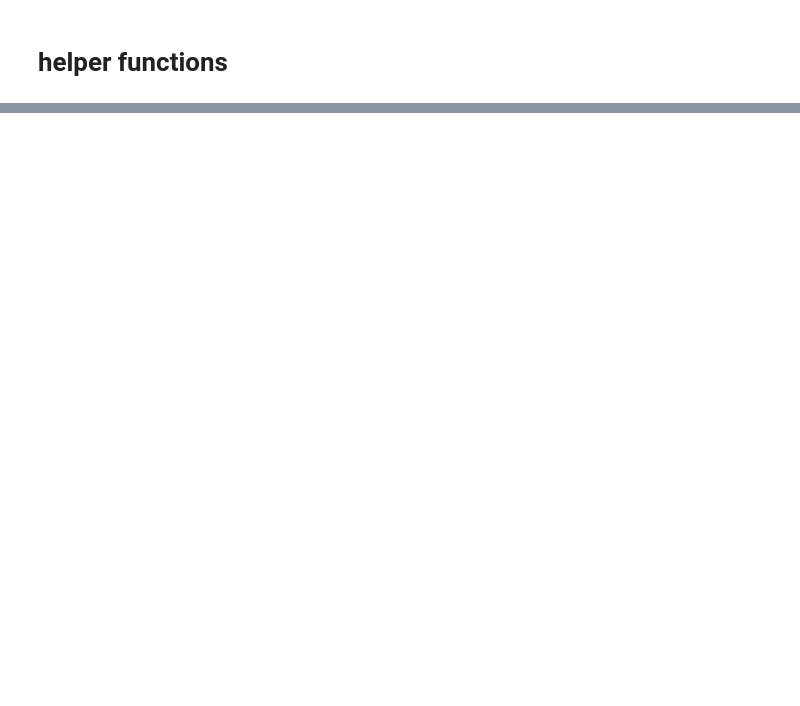
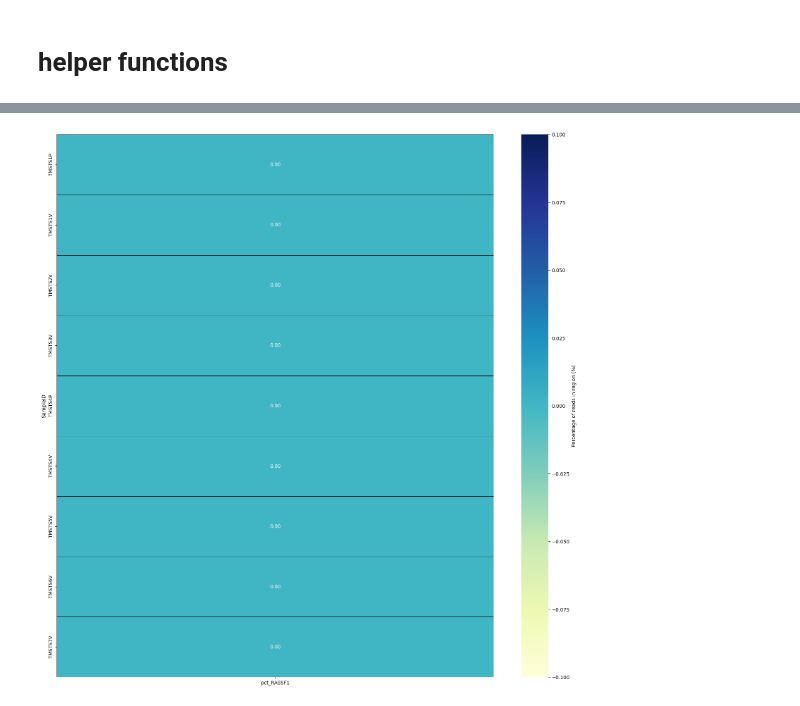
Before and after one commit to hieunguyen4193/ampliconSeq_UMI, a Jupyter notebook: data_analysis_20250613/02_analysis_for_each_run.ipynb, the cells around one changed output, grey strips where cells are left out. Cells and saved outputs as stored; diff of their text form; code cells hidden in the pictures; blank space fills up the shorter version.

```diff
--- a/data_analysis_20250613/02_analysis_for_each_run.ipynb
+++ b/data_analysis_20250613/02_analysis_for_each_run.ipynb
@@ -175,7 +226,7 @@ genome_version = "hg19"
 all_cpgdf = dict()
 all_cpgdf_with_primer = dict()
 all_paneldf = dict()
-for panel_name in final_umi_rundf.Panel_version.unique():
+for panel_name in tqdm(final_umi_rundf.Panel_version.unique()):
 
     panel_name = panel_name.replace(" ", "_")
     paneldf = pd.read_excel("../panel_design/All_panel_designs_20250601.xlsx", sheet_name=panel_name)
@@ -382,59 +460,60 @@ def count_read_in_region(bam_path, region, chr_mode = False):
         all_reads.append(read)
     return(len(all_reads))
 
-if serial:
-    for run in final_umi_rundf.Run.unique():
-        if UMI == True:
-                input_modes = ["UMI", "ignore_UMI"]
+# if serial:
+for run in final_umi_rundf.Run.unique():
+    if UMI == True:
+            input_modes = ["UMI", "ignore_UMI"]
+    else:
+        input_modes = ["ignore_UMI"]
+    for mode in input_modes:
+        if mode == "UMI":
+            plot_metadata = final_umi_rundf[(final_umi_rundf["Run"] == run) &
+                                            (final_umi_rundf["UMI_status"] == "Processed")].sort_values(by = "SampleID")
+            selected_cov = "UMI_processed_cov"
+            bampath = "umi_bam"
+            total_col = "count_umi_bam"
         else:
-            input_modes = ["ignore_UMI"]
-        for mode in input_modes:
-            if mode == "UMI":
-                plot_metadata = final_umi_rundf[(final_umi_rundf["Run"] == run) &
-                                                (final_umi_rundf["UMI_status"] == "Processed")].sort_values(by = "SampleID")
-                selected_cov = "UMI_processed_cov"
-                bampath = "umi_bam"
-                total_col = "count_umi_bam"
-            else:
-                plot_metadata = final_umi_rundf[(final_umi_rundf["Run"] == run) &
-                                                (final_umi_rundf["ignore_UMI_status"] == "Processed")].sort_values(by = "SampleID")
-                selected_cov = "ignore_UMI_processed_cov"
-                bampath = "non_umi_bam"
-                total_col = "count_non_umi_bam"
+            plot_metadata = final_umi_rundf[(final_umi_rundf["Run"] == run) &
+                                            (final_umi_rundf["ignore_UMI_status"] == "Processed")].sort_values(by = "SampleID")
+            selected_cov = "ignore_UMI_processed_cov"
+            bampath = "non_umi_bam"
+            total_col = "count_non_umi_bam"
 
-            run_panels = plot_metadata.Panel_version.unique()
+        run_panels = plot_metadata.Panel_version.unique()
 
-            # check how many panels are available for this run
-            print(f"Run {run} has {len(plot_metadata.Panel_version.unique())} panel(s), {', '.join(run_panels)}")
+        # check how many panels are available for this run
+        print(f"Run {run} has {len(plot_metadata.Panel_version.unique())} panel(s), {', '.join(run_panels)}")
 
-            for panel_name in run_panels:
-                tmp_metadata = plot_metadata[plot_metadata["Panel_version"] == panel_name].sort_values(by = ["amplicon_name", "serial"])
+        for panel_name in run_panels:
+            tmp_metadata = plot_metadata[plot_metadata["Panel_version"] == panel_name].sort_values(by = ["amplicon_name", "serial"])
 
-                panel_name = panel_name.replace(" ", "_")
-                paneldf = all_paneldf[panel_name].copy()
-                os.system(f"mkdir -p {os.path.join(path_to_02_output,
-                                                    "count_reads_in_regions",
-                                                    run,
-                                                    panel_name,
-                                                    mode)}")
-                for bam_region in tqdm(paneldf[genome_version].unique()):
-                    region_name = paneldf[paneldf[genome_version] == bam_region]["Amplicon"].values[0]
-                    tmp_metadata[f"count_{region_name}"] = tmp_metadata[bampath].apply(lambda x: count_read_in_region(x, bam_region))
-                    tmp_metadata[f"pct_{region_name}"] = tmp_metadata[f"count_{region_name}"] / tmp_metadata[total_col] * 100
-
-            tmp_metadata.to_excel(os.path.join(path_to_02_output,
+            panel_name = panel_name.replace(" ", "_")
+            paneldf = all_paneldf[panel_name].copy()
+            os.system(f"mkdir -p {os.path.join(path_to_02_output,
                                                 "count_reads_in_regions",
                                                 run,
                                                 panel_name,
-                                                mode,
-                                                f"{run}_{panel_name}.xlsx"), index = False)
-            plotdf = tmp_metadata.sort_values(by = "amplicon_name")[[item for item in tmp_metadata.columns if "pct_" in item] + ["SampleID"]].sort_values(by = "SampleID").set_index("SampleID")
-            plt.figure(figsize=(20, 20))
-            plt.tight_layout()
-            sns.heatmap(plotdf,cmap="YlGnBu", fmt=".2f", annot=True, linewidths=.5, linecolor='black', cbar_kws={"label": "Percentage of reads in region (%)"})
-            plt.savefig(os.path.join(path_to_02_output,
-                                                "count_reads_in_regions",
-                                                run,
-                                                panel_name,
-                                                mode,
-                                                f"{run}_{panel_name}.png"), dpi=300, bbox_inches='tight')
+                                                mode)}")
+            for bam_region in tqdm(paneldf[genome_version].unique()):
+                region_name = paneldf[paneldf[genome_version] == bam_region]["Amplicon"].values[0]
+                tmp_metadata[f"count_{region_name}"] = tmp_metadata[bampath].apply(lambda x: count_read_in_region(x, bam_region))
+                tmp_metadata[f"pct_{region_name}"] = tmp_metadata[f"count_{region_name}"] / tmp_metadata[total_col] * 100
+
+        tmp_metadata.to_excel(os.path.join(path_to_02_output,
+                                            "count_reads_in_regions",
+                                            run,
+                                            panel_name,
+                                            mode,
+                                            f"{run}_{panel_name}.xlsx"), index = False)
+        plotdf = tmp_metadata.sort_values(by = "amplicon_name")[[item for item in tmp_metadata.columns if "pct_" in item] + ["SampleID"]].sort_values(by = "SampleID").set_index("SampleID")
+        plt.figure(figsize=(20, 20))
+        plt.tight_layout()
+        sns.heatmap(plotdf,cmap="YlGnBu", fmt=".2f", annot=True, linewidths=.5, linecolor='black', cbar_kws={"label": "Percentage of reads in region (%)"})
+        plt.savefig(os.path.join(path_to_02_output,
+                                            "count_reads_in_regions",
+                                            run,
+                                            panel_name,
+                                            mode,
+                                            f"{run}_{panel_name}.png"), dpi=300, bbox_inches='tight')
+# %% [output]
@@ -441 +521,2 @@ if serial:
+[figure, added]
 # %%
```
Also changed, not shown: parts of 15 cells of this notebook, 14 other files.
